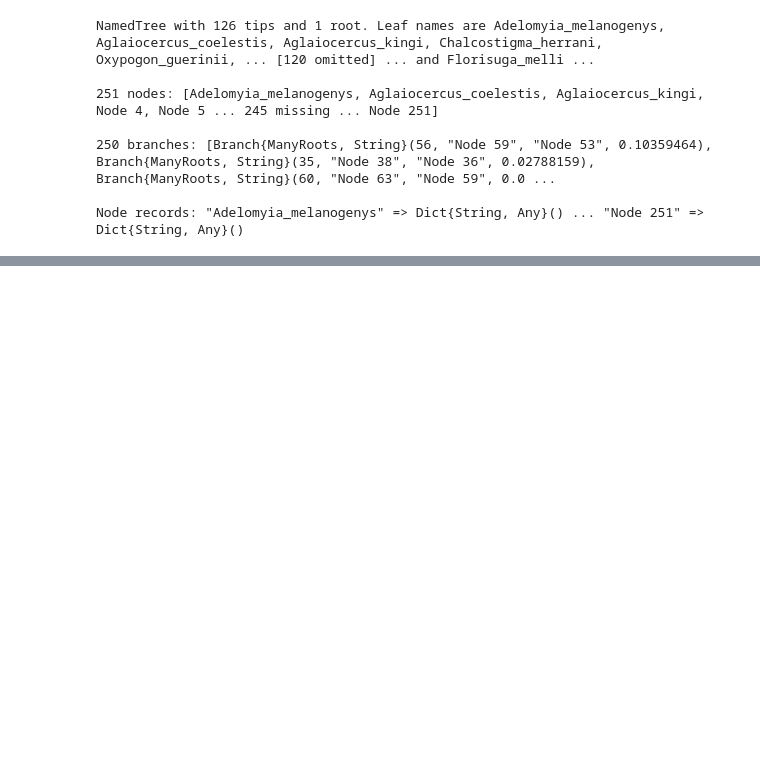
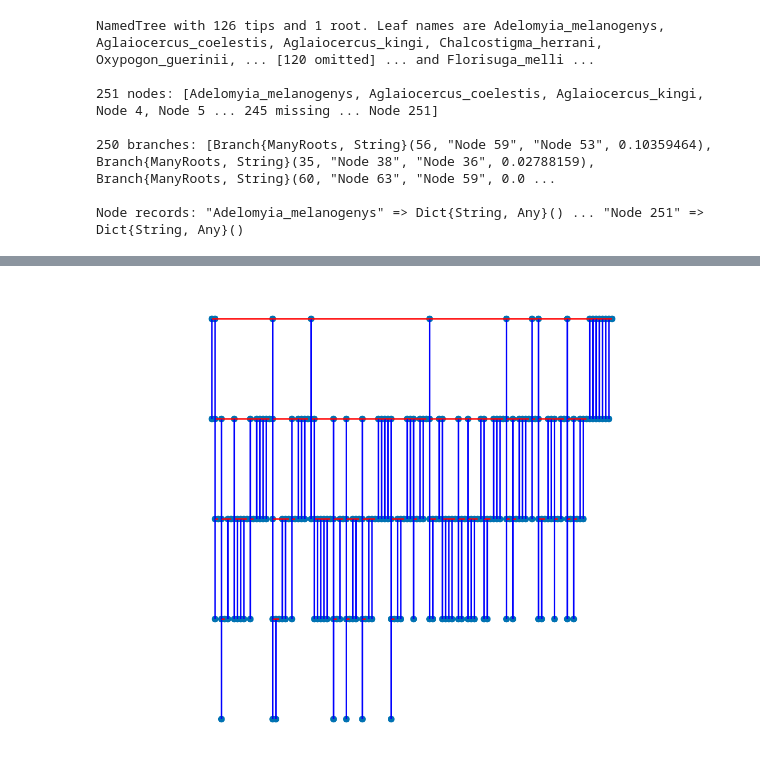
Before and after one commit to romanamo/PhyloPlot, a Jupyter notebook: demo/test.ipynb, the cells around one changed output, grey strips where cells are left out. Saved outputs shown, nothing was run; the diff lists cells and outputs as text; code cells hidden in the pictures; blank space fills up the shorter version.

```diff
--- a/demo/test.ipynb
+++ b/demo/test.ipynb
@@ -23,9 +28,14 @@ Node records: "Adelomyia_melanogenys" => Dict{String, Any}() ... "Node 251" => D
 # %%
-# f = Figure()
-# ax = Axis(f[1,1])
-# drawhvtree(simple)
+f = Figure()
+ax = Axis(f[1,1])
+ax.aspect = 1
+hidedecorations!(ax)
+hidespines!(ax)
+drawhvtree(complex)
 
-# current_figure()
+current_figure()
+# %% [output]
+[figure, added]
 # %%
 f = Figure()
 ax = Axis(f[1,1])
```
Also changed, not shown: parts of 6 cells of this notebook, 8 other files.
